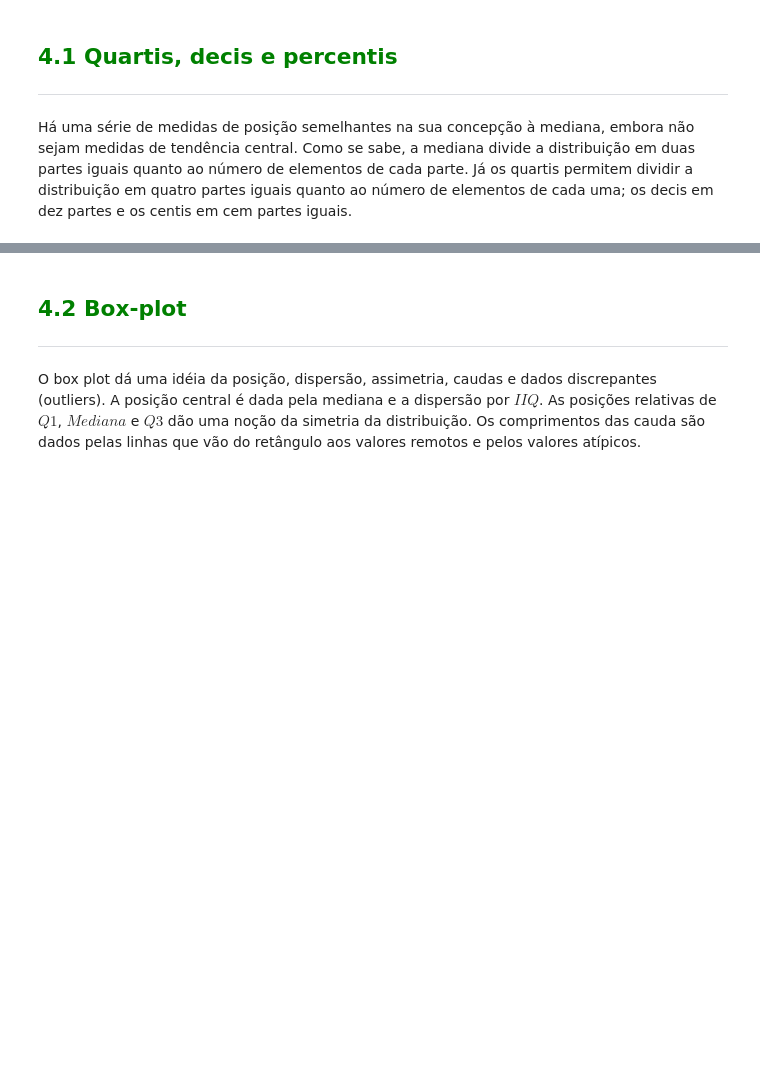
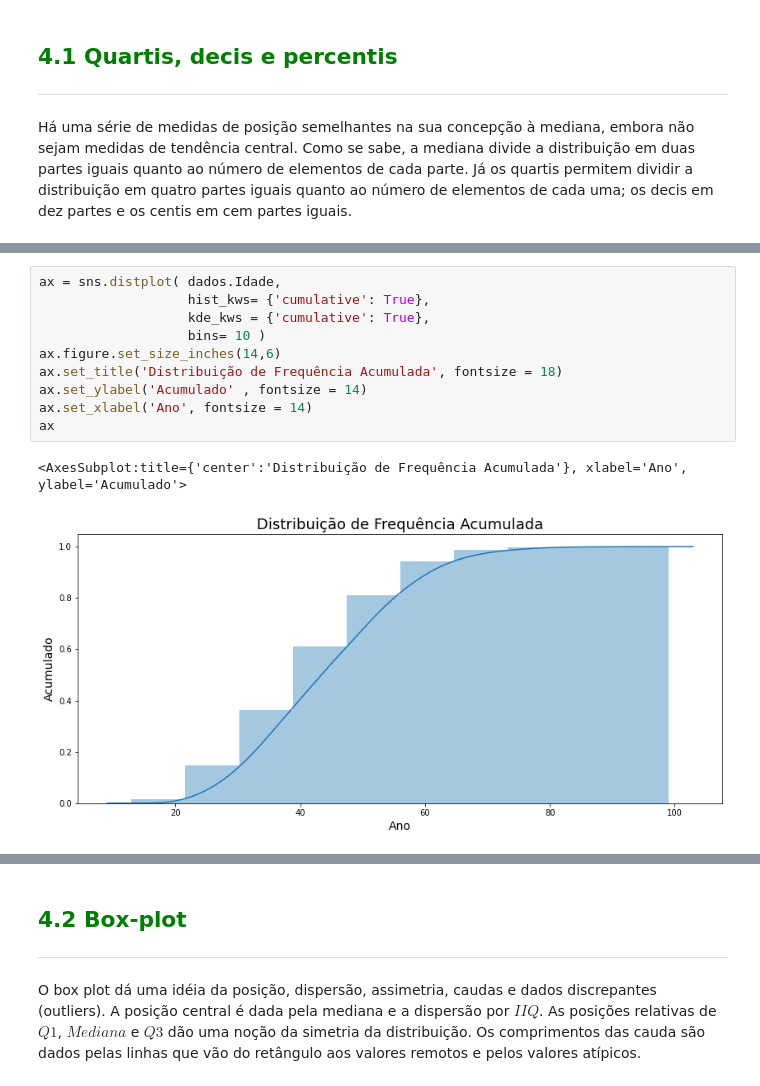
Before and after one commit to seifferth-lopes/Data-Science-Estat-stica_Python01, a Jupyter notebook: Curso_de_Estatística_Parte_1.ipynb, the cells around one changed output, grey strips where cells are left out. Cells and saved outputs as stored; diff of their text form; blank space fills up the shorter version.

```diff
--- a/Curso_de_Estatística_Parte_1.ipynb
+++ b/Curso_de_Estatística_Parte_1.ipynb
@@ -955,0 +995,13 @@ Há uma série de medidas de posição semelhantes na sua concepção à mediana
+# %%
+ax = sns.distplot( dados.Idade,
+                   hist_kws= {'cumulative': True},
+                   kde_kws = {'cumulative': True},
+                   bins= 10 )
+ax.figure.set_size_inches(14,6)
+ax.set_title('Distribuição de Frequência Acumulada', fontsize = 18)
+ax.set_ylabel('Acumulado' , fontsize = 14)
+ax.set_xlabel('Ano', fontsize = 14)
+ax
+# %% [output]
+<AxesSubplot:title={'center':'Distribuição de Frequência Acumulada'}, xlabel='Ano', ylabel='Acumulado'>
+[figure, added]
```
Also changed, not shown: parts of 31 cells of this notebook.
